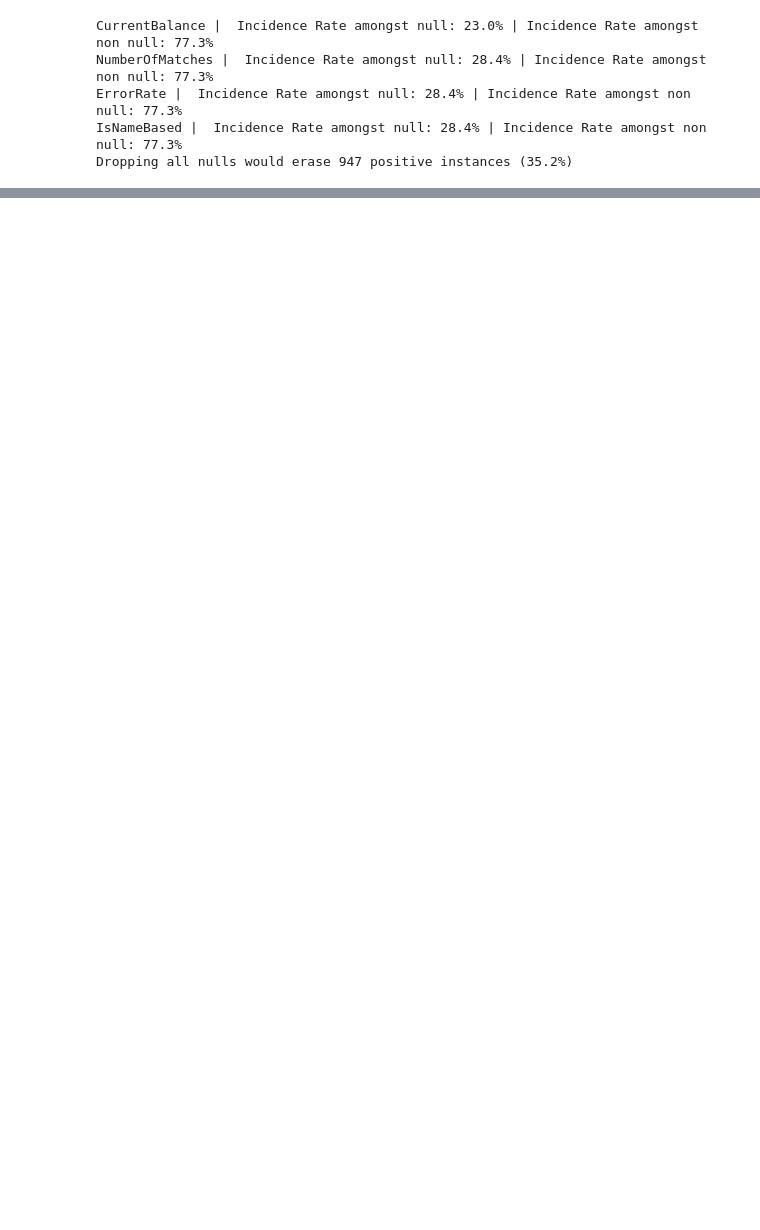
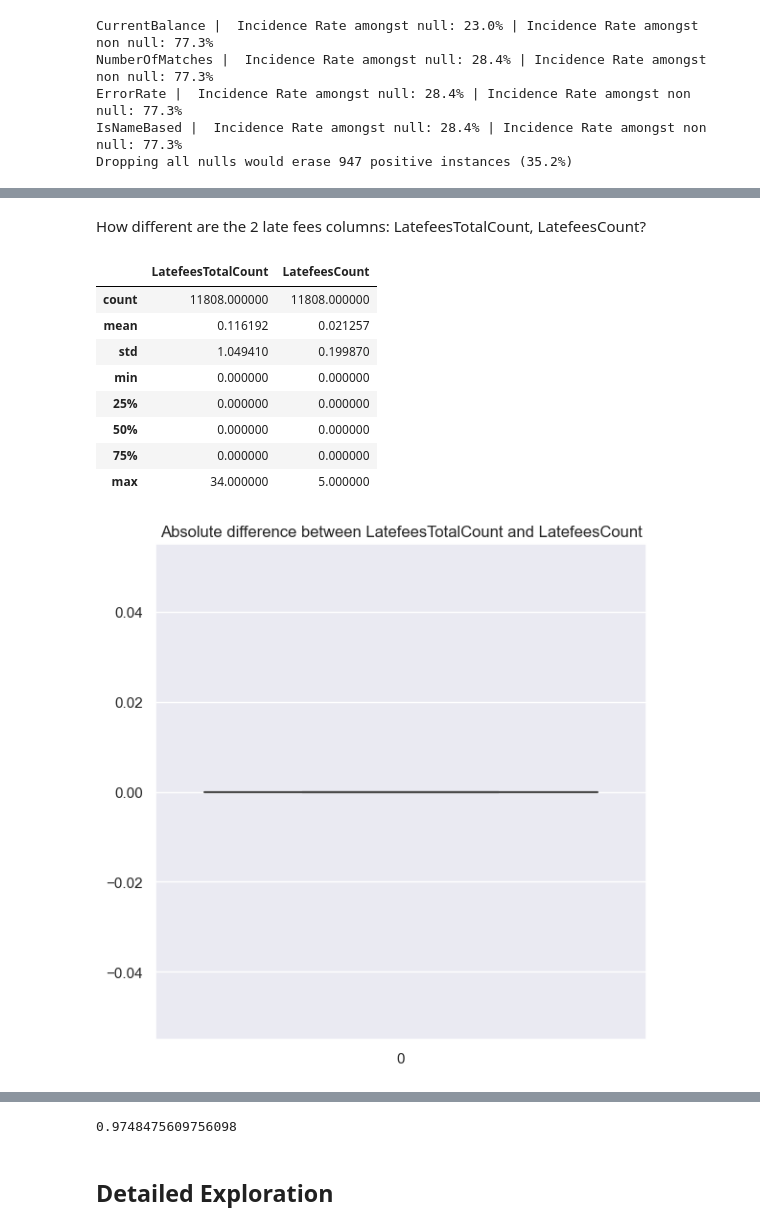
Before and after one commit to scunden/empower-th, a Jupyter notebook: notebooks/0-initial-exploration.ipynb, the cells around one changed output, grey strips where cells are left out. Cells and saved outputs as stored; diff of their text form; code cells hidden in the pictures; blank space fills up the shorter version.

Commit message:
feat: Continued basic exploration and started detailed one

```diff
--- a/notebooks/0-initial-exploration.ipynb
+++ b/notebooks/0-initial-exploration.ipynb
@@ -125,0 +230,16 @@ Dropping all nulls would erase 947 positive instances (35.2%)
+# %% [markdown]
+How different are the 2 late fees columns: LatefeesTotalCount, LatefeesCount?
+# %%
+cols = ['LatefeesTotalCount', 'LatefeesCount', ]
+visualize_difference(cols)
+# %% [output]
+|  | LatefeesTotalCount | LatefeesCount |
+| count | 11808.000000 | 11808.000000 |
+| mean | 0.116192 | 0.021257 |
+| std | 1.049410 | 0.199870 |
+| min | 0.000000 | 0.000000 |
+| 25% | 0.000000 | 0.000000 |
+| 50% | 0.000000 | 0.000000 |
+| 75% | 0.000000 | 0.000000 |
+| max | 34.000000 | 5.000000 |
+[figure, added]
@@ -125,0 +248,6 @@ Dropping all nulls would erase 947 positive instances (35.2%)
+# %%
+df.loc[df['LatefeesTotalCount'] == df['LatefeesCount']].shape[0]/df.shape[0]
+# %% [output]
+0.9748475609756098
+# %% [markdown]
+## Detailed Exploration
```
Also changed, not shown: parts of 27 cells of this notebook.
